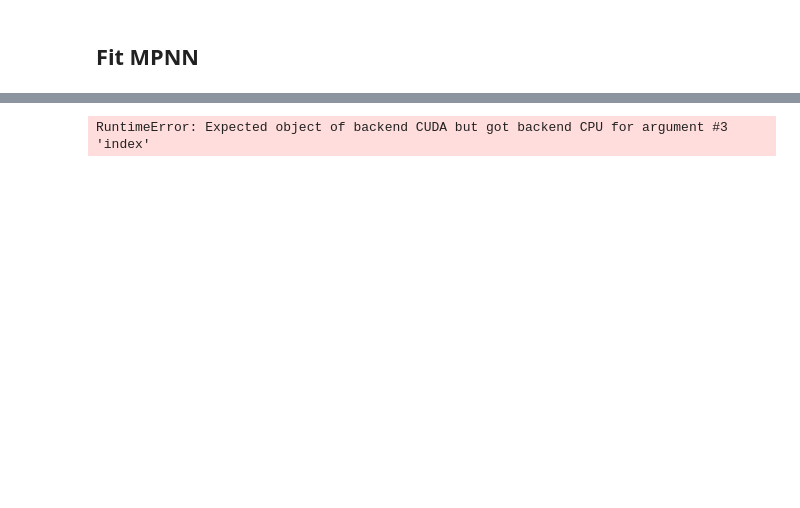
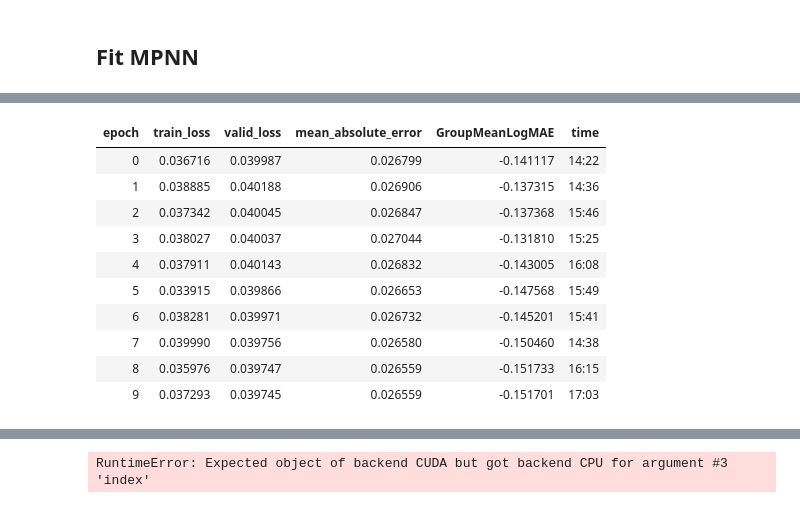
Before and after one commit to robinniesert/kaggle-champs, a Jupyter notebook: nbs/mpnn_cuda.ipynb, the cells around one changed output, grey strips where cells are left out. Cells and saved outputs as stored; diff of their text form; code cells hidden in the pictures; blank space fills up the shorter version.

```diff
--- a/nbs/mpnn_cuda.ipynb
+++ b/nbs/mpnn_cuda.ipynb
@@ -1404,3 +1487,15 @@ KeyboardInterrupt:
 # %%
-learn.fit_one_cycle(10, max_lr=4e-5, callbacks=[SaveModelCallback(learn, every='improvement', mode='min',
-                                                                  monitor='GroupMeanLogMAE',  name='mpnn3')])
+learn.fit_one_cycle(10, max_lr=1e-5, callbacks=[SaveModelCallback(learn, every='improvement', mode='min',
+                                                                  monitor='group_mean_log_mae',  name='mpnn3')])
+# %% [output]
+| epoch | train_loss | valid_loss | mean_absolute_error | GroupMeanLogMAE | time |
+| 0 | 0.036716 | 0.039987 | 0.026799 | -0.141117 | 14:22 |
+| 1 | 0.038885 | 0.040188 | 0.026906 | -0.137315 | 14:36 |
+| 2 | 0.037342 | 0.040045 | 0.026847 | -0.137368 | 15:46 |
+| 3 | 0.038027 | 0.040037 | 0.027044 | -0.131810 | 15:25 |
+| 4 | 0.037911 | 0.040143 | 0.026832 | -0.143005 | 16:08 |
+| 5 | 0.033915 | 0.039866 | 0.026653 | -0.147568 | 15:49 |
+| 6 | 0.038281 | 0.039971 | 0.026732 | -0.145201 | 15:41 |
+| 7 | 0.039990 | 0.039756 | 0.026580 | -0.150460 | 14:38 |
+| 8 | 0.035976 | 0.039747 | 0.026559 | -0.151733 | 16:15 |
+| 9 | 0.037293 | 0.039745 | 0.026559 | -0.151701 | 17:03 |
```
Also changed, not shown: parts of 29 cells of this notebook, 1 other file.
